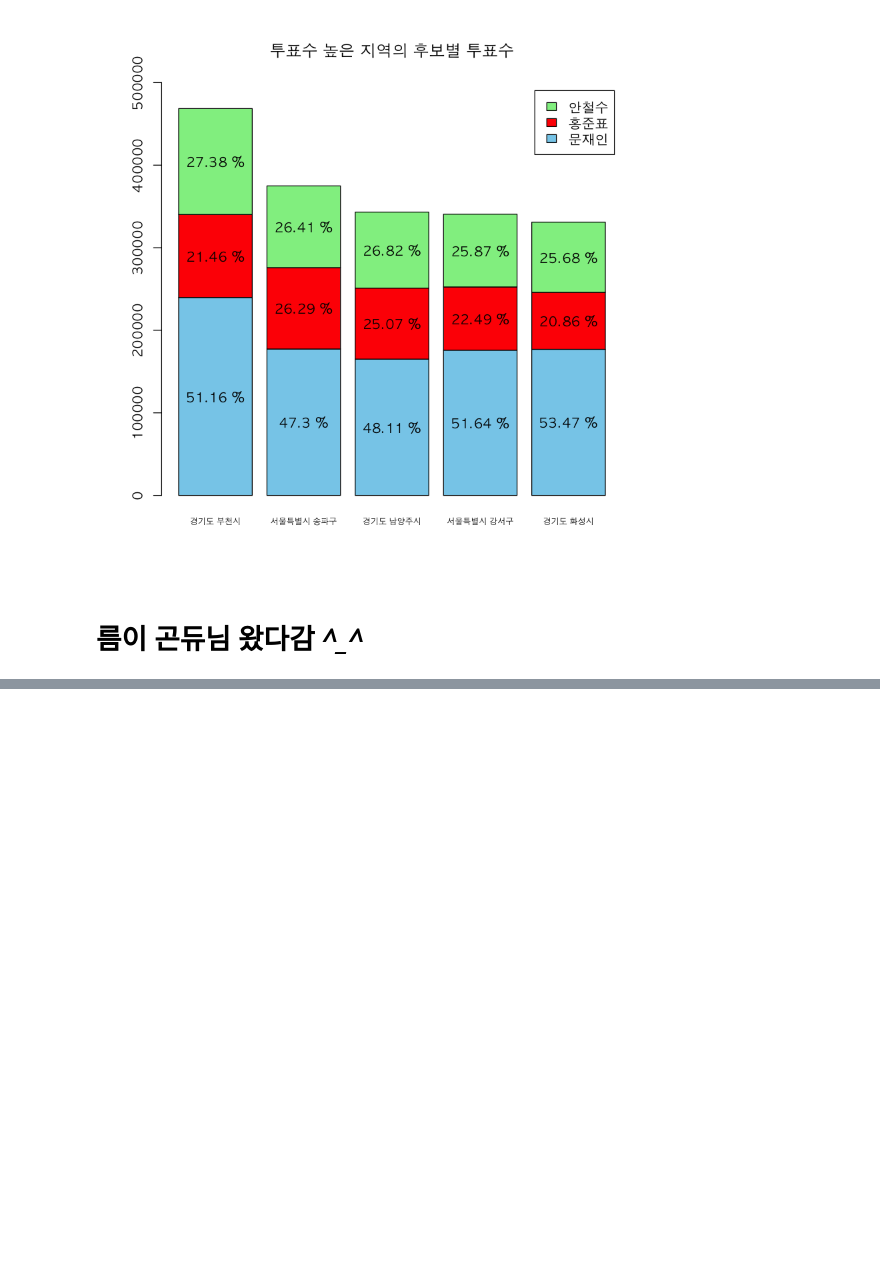
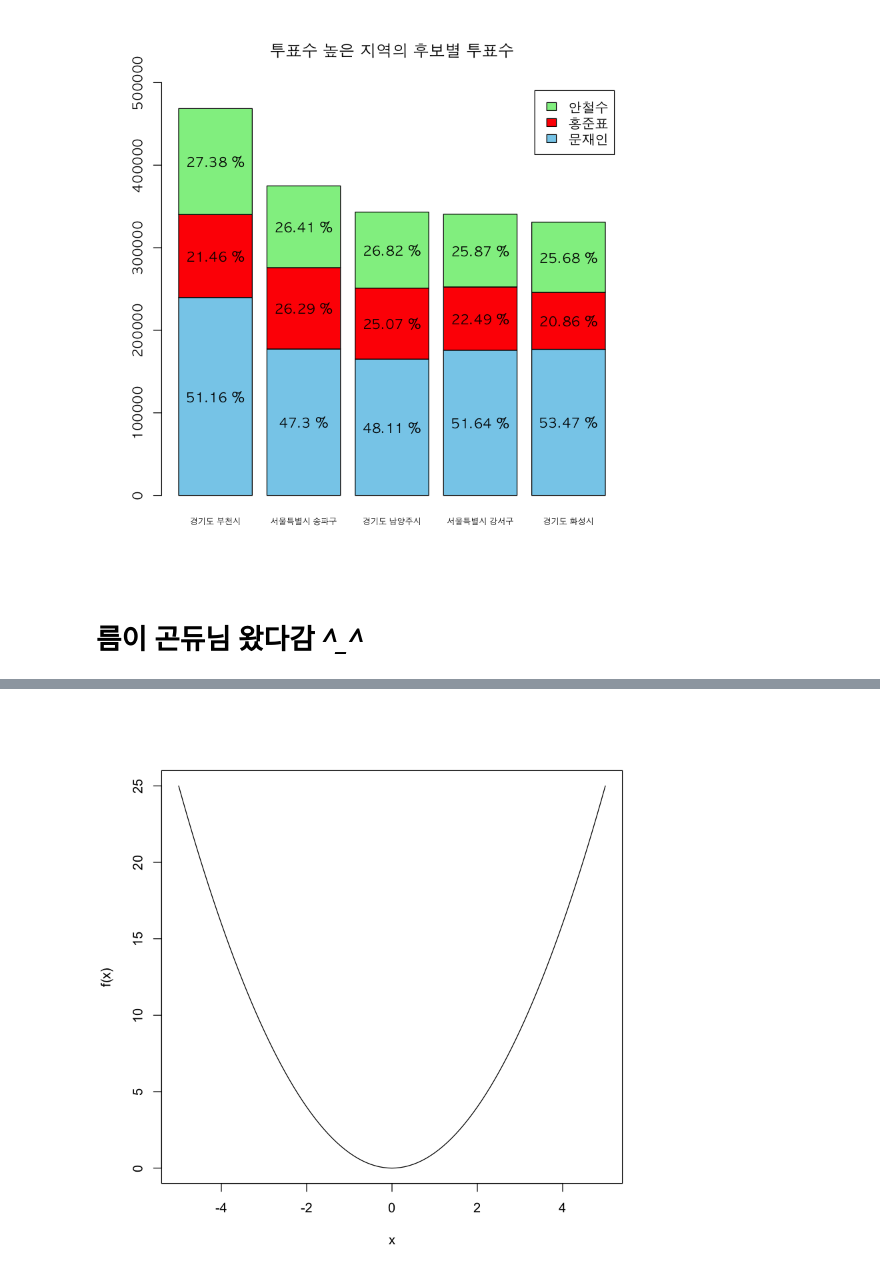
Before and after one commit to monargent0/TJRrrClass, a Jupyter notebook: 12. 데이터 시각화 2.ipynb, the cells around one changed output, grey strips where cells are left out. Drawn from its saved outputs; the diff is of its cells as text; code cells hidden in the pictures; blank space fills up the shorter version.

```diff
--- a/12. 데이터 시각화 2.ipynb
+++ b/12. 데이터 시각화 2.ipynb
@@ -292,0 +309,5 @@ for(i in 1:5){
+# %%
+f <- function(x){
+    y = x^2
+    return(y)
+}
@@ -292,0 +319,9 @@ for(i in 1:5){
+# %%
+x <- seq(-5, 5, 0.1)
+
+par(bg='white')
+plot(x,f(x),
+    type='l'
+)
+# %% [output]
+[figure, added]
```
Also changed, not shown: parts of 12 cells of this notebook, 2 other files.
